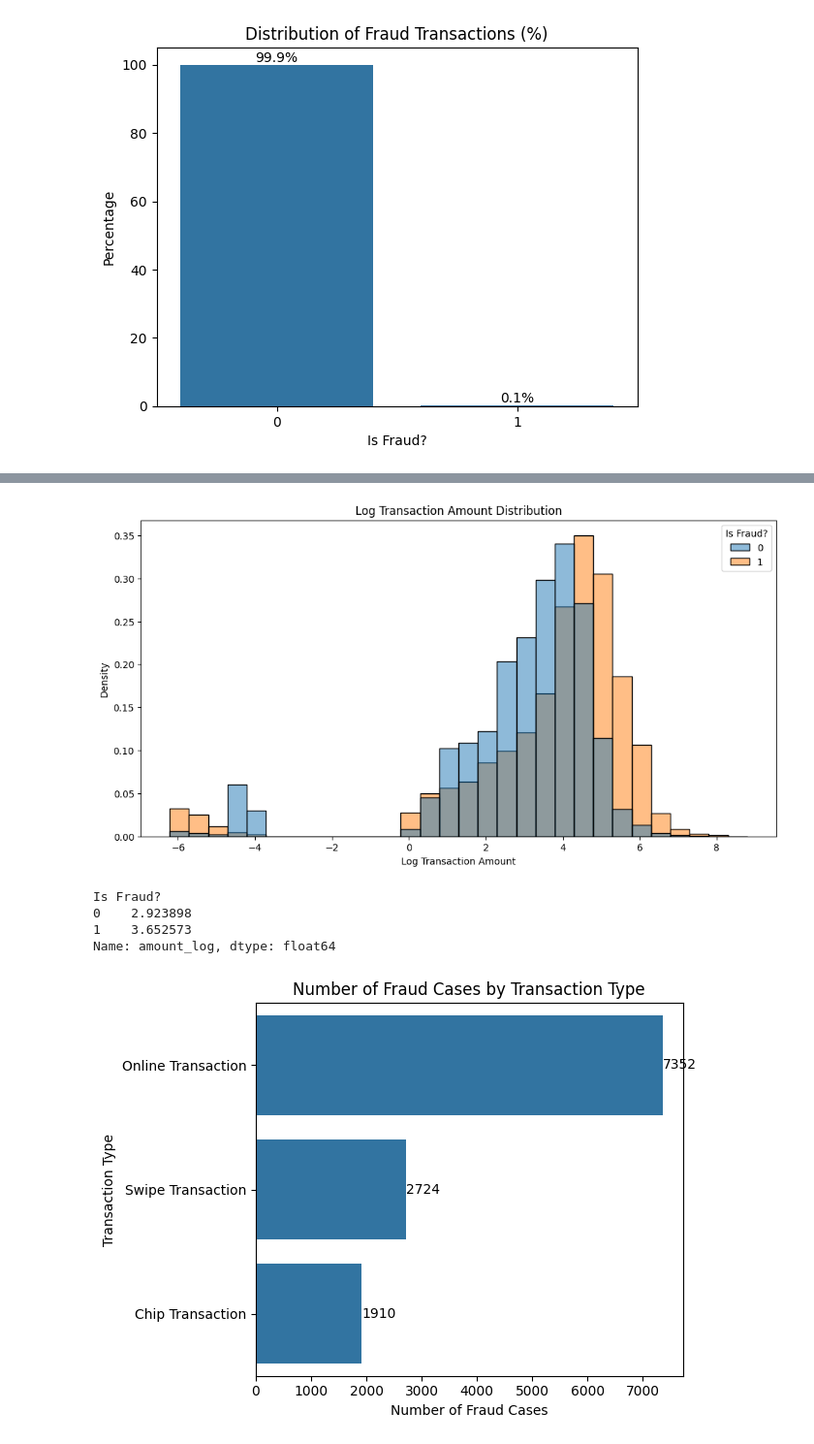
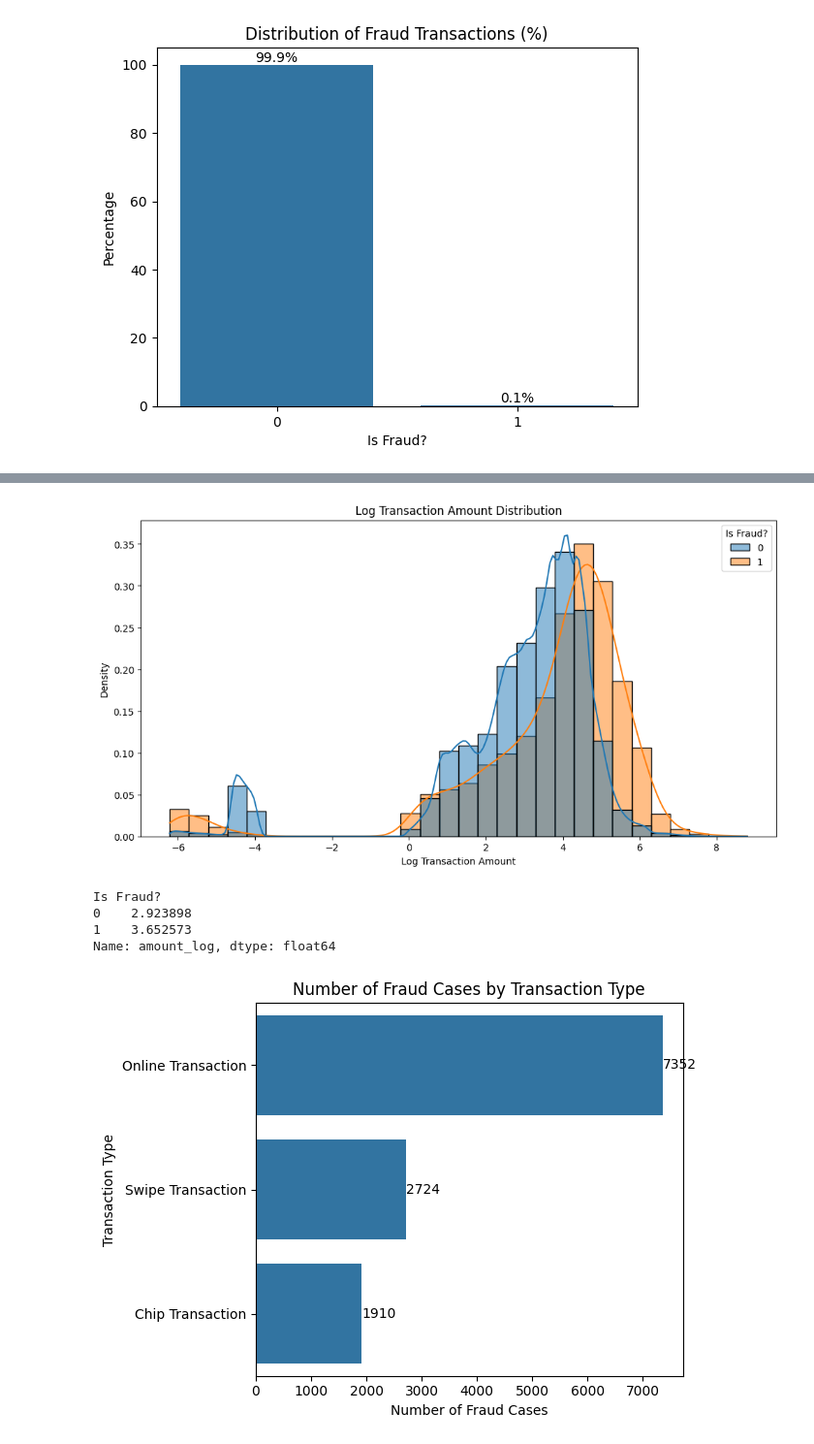
Before and after one commit to kenteobx/Credit-Card-Fraud-Detection, a Jupyter notebook: Notebooks/EDA.ipynb, the cells around one changed output, grey strips where cells are left out. Shown at 97% size. Saved outputs shown, nothing was run; the diff lists cells and outputs as text; code cells hidden in the pictures.

```diff
--- a/Notebooks/EDA.ipynb
+++ b/Notebooks/EDA.ipynb
@@ -137,30 +143,30 @@ Name: Amount, dtype: float64
 # %%
 # plot distribution of log transaction amount by fraud status
 df_log_amt = df.select([
     "amount_log",
     "Is Fraud?"
 ]).to_pandas()
 
 # plot distribution
 plt.figure(figsize=(12,6))
 sns.histplot(
     data=df_log_amt,
     x="amount_log",
     hue="Is Fraud?",
     bins=30,
-    kde=False,
+    kde=True,
     stat="density",
     common_norm=False
 )
 plt.title("Log Transaction Amount Distribution")
 plt.xlabel("Log Transaction Amount")
 plt.ylabel("Density")
-plt.show()      # fraud transactions tend to be of higher value (including refunds)
+plt.show()      # fraud transactions tend to be of higher value, regardless of whether it is a refund
 
 # average log transactions amount by fraud status
 df_log_amt.groupby("Is Fraud?")["amount_log"].mean()
 # %% [output]
-[figure, old version]
+[figure, new version]
 Is Fraud?
 0    2.923898
 1    3.652573
```
Also changed, not shown: parts of 9 cells of this notebook, 1 other file.
